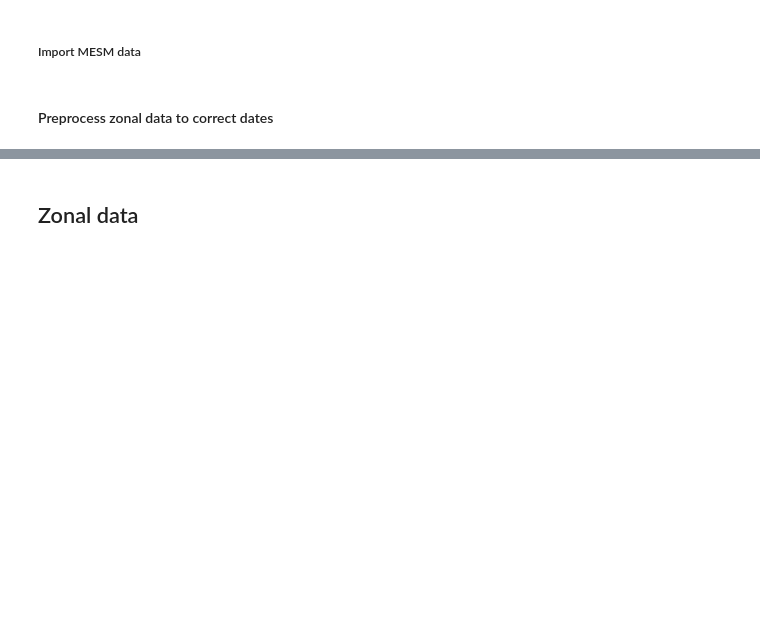
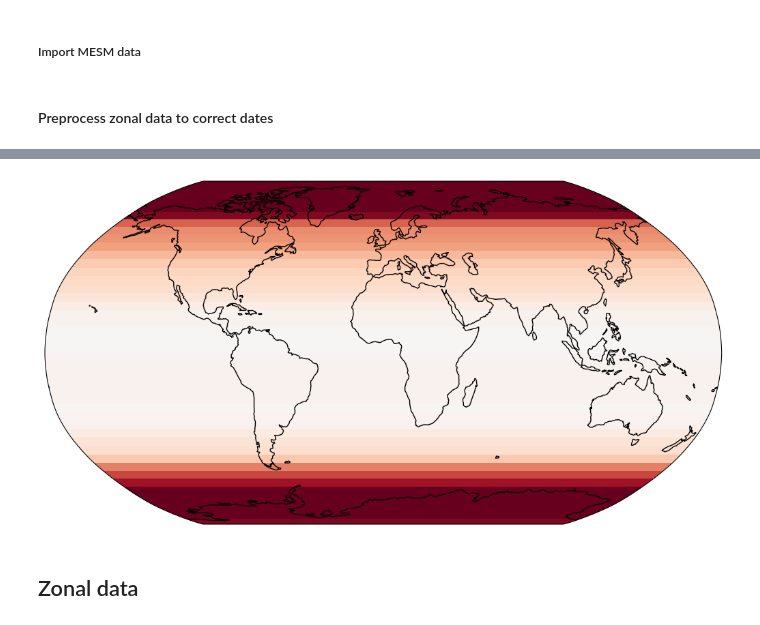
Before and after one commit to cbwomack/SCM_Emulators, a Jupyter notebook: exp4_MESM.ipynb, the cells around one changed output, grey strips where cells are left out. Drawn from its saved outputs; the diff is of its cells as text; code cells hidden in the pictures; blank space fills up the shorter version.

```diff
--- a/exp4_MESM.ipynb
+++ b/exp4_MESM.ipynb
@@ -76,3 +140,22 @@ zonal_temp_annual_ds = utils_CMIP.monthly_to_annual(zonal_temp_ds, 'DT2M')
+# %%
+import matplotlib as mpl
+import cartopy.crs as ccrs
+
+data = (zonal_temp_annual_ds).sel(time = slice(1990, 1999)).mean(dim = 'time')
+
+lon = np.linspace(0, 360, 360)  # or np.linspace(-180, 180, 360) for a different range
+lon2d, lat2d = np.meshgrid(lon, zonal_temp_annual_ds.lat)
+
+data_broadcast = np.tile(data.values[:, np.newaxis], (1, len(lon)))
+extremes = (0, 9)
+norm = plt.Normalize(*extremes)
+cmap = mpl.cm.RdBu_r
+fig, ax = plt.subplots(figsize = [10,6], subplot_kw = {'projection':ccrs.Robinson()}, constrained_layout = True)
+im = ax.pcolormesh(lon2d, lat2d, data_broadcast, transform=ccrs.PlateCarree(), cmap=cmap,norm=norm)
+ax.coastlines()
+plt.savefig('tempfig.png',dpi=500)
+# %% [output]
+[figure, added]
 # %% [markdown]
 ## Zonal data
 # %%
```
Also changed, not shown: parts of 19 cells of this notebook, 23 other files.
